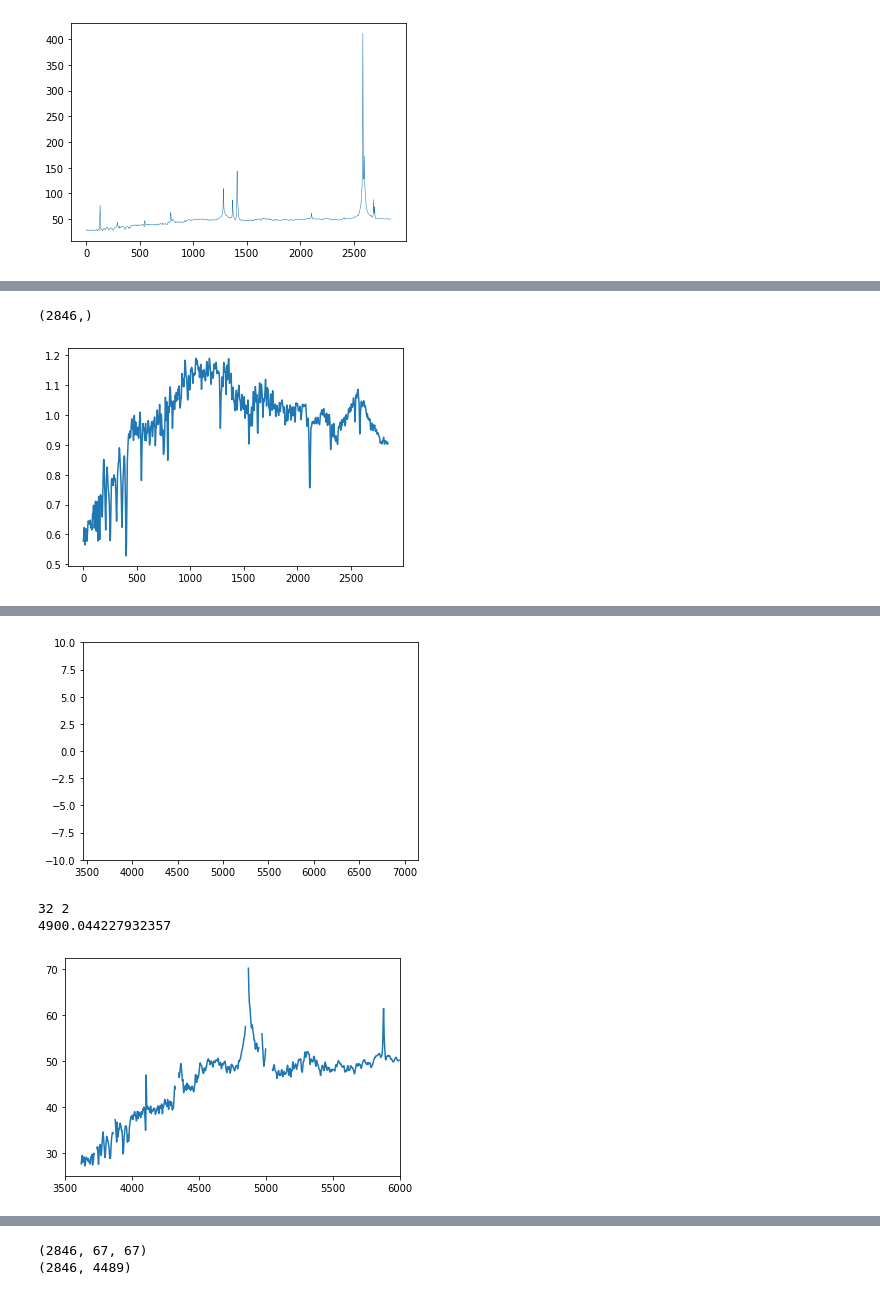
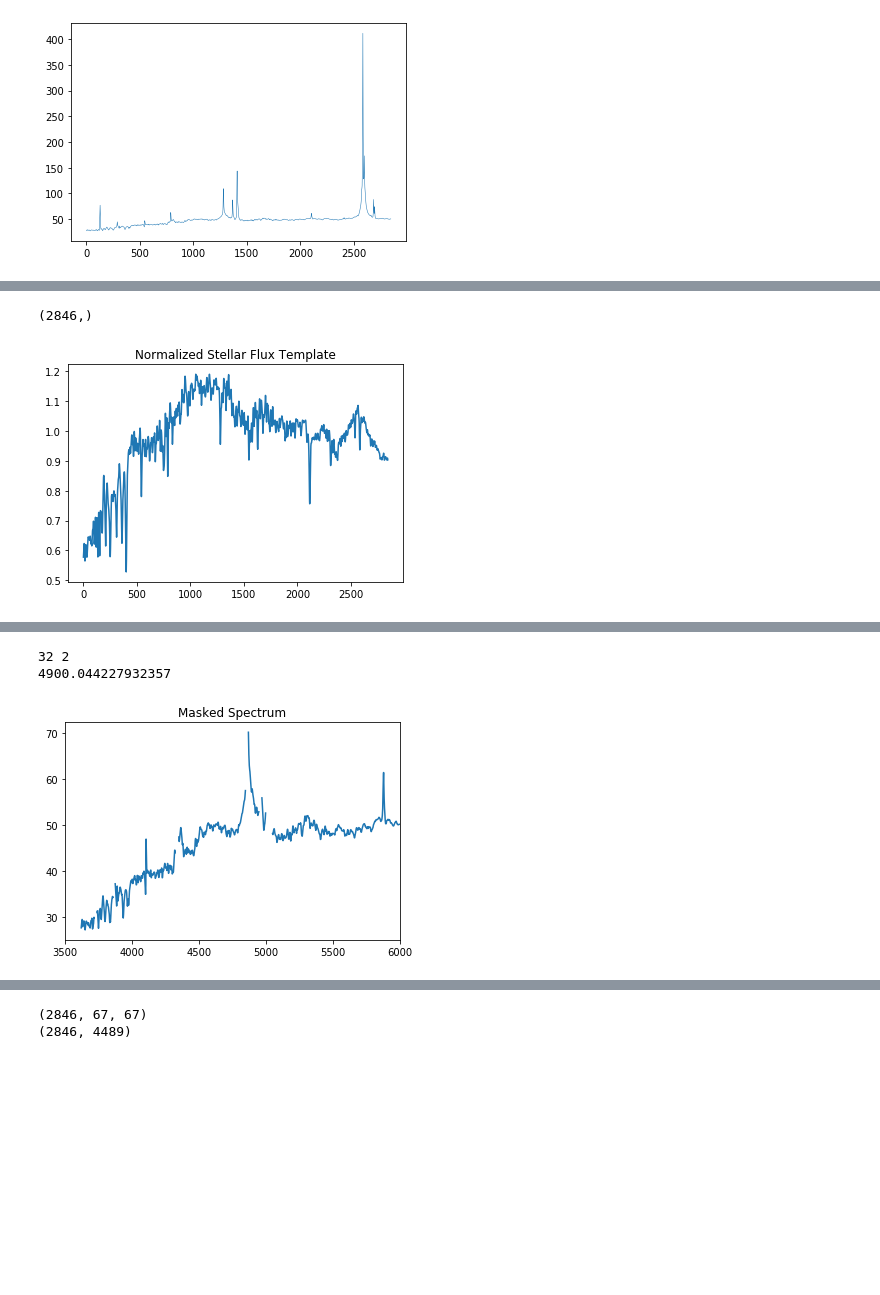
Before and after one commit to beckynevin/AGN_Subtraction, a Jupyter notebook: AGN_Sub.ipynb, the cells around one changed output, grey strips where cells are left out. Drawn from its saved outputs; the diff is of its cells as text; code cells hidden in the pictures; blank space fills up the shorter version.

```diff
--- a/AGN_Sub.ipynb
+++ b/AGN_Sub.ipynb
@@ -3,6 +3,8 @@
 # From a galaxy with a known AGN
 # 205 - 1 is a good example of this
 # I am trying to make a version of it that takes up less space on the SC (fully convolved etc)
+# %%
+view=1
 # %%
 # My new idea is to use one spaxel, an also to use a stellar template if necessary.
 import pyfits
@@ -11,7 +13,7 @@ import matplotlib.pyplot as plt
 import numpy.ma as ma
 # %%
 # The better way to do this is to construct a full 3D cube and work from there
-small = pyfits.open('small_cube_alt_shape_fg3_m12_205_1.fits')
+small = pyfits.open('cubes/small_cube_alt_shape_fg3_m12_205_'+str(view)+'.fits')
 print(np.shape(small[0].data))
 
 summed_specs = np.sum(small[0].data, axis=0)
@@ -90,34 +646,32 @@ plt.show()
 # %%
 # The first step is to subtract off the stellar continuum in order to determine the shape of the
 # contamination from the AGN at the center of the galaxy.
 
 stellar_flux = np.load('model_flux_fg3_m12_205_1.npy', allow_pickle=True)
 print(np.shape(stellar_flux))
 plt.plot(stellar_flux/np.median(stellar_flux))
+plt.title('Normalized Stellar Flux Template')
 plt.show()
 
 m_guess=0.03
 b_guess=40
 fxn = cut_manga_wave*m_guess+b_guess
 
 plt.clf()
 plt.plot(cut_manga_wave, fxn)
+plt.title('Guessing the Multiplicative Function')
 plt.show()
 
 plt.clf()
 plt.plot(cut_manga_wave, small[0].data[:,coords[0][0],coords[0][1]], label='Simulated Spectrum')
-plt.plot(cut_manga_wave, np.sqrt(small[0].data[:,coords[0][0],coords[0][1]]), label='Error')
+plt.plot(cut_manga_wave, np.sqrt(small[0].data[:,coords[0][0],coords[0][1]]), label='Sqrt Error')
 
-plt.plot(cut_manga_wave, stellar_flux*fxn)
-plt.axvline(x=cut_manga_wave[1000])
+plt.plot(cut_manga_wave, stellar_flux*fxn, label='Stellar Component')
+#plt.axvline(x=cut_manga_wave[1000])
+
 plt.legend()
 #plt.ylim([0,50])
 plt.show()
-
-plt.clf()
-plt.plot(cut_manga_wave, small[0].data[:,coords[0][0],coords[0][1]]-stellar_flux*fxn, label='Simulated Spectrum', lw=0.5)
-plt.ylim([-10,10])
-plt.show()
 # %% [output]
 (2846,)
-[figure, old version]
+[figure, new version]
@@ -126,9 +680,13 @@ plt.show()
-[figure, removed]
 # %%
 # Do a quick chi-squared fitting to determine what the multiple is to best fit the continuum
-# Maybe you can do a polynomial fitting?
 
-# So this would be like multiplying the (normalized) continuum function
+# So this would be like multiplying the (normalized) continuum function by a line. m*x + b
+
+# I've also limited this MCMC using the log_prior_neg, which says that subtracting off the
+# model stellar template fit cannot return ANY negative numbers.
+# My motivation is that the model AGN flux cannot be negative after we subtract off the
+# stellar component.
+
 import emcee
 def log_likelihood(theta, x, y, stellar, yerr):
     m, b = theta
@@ -156,21 +714,22 @@ def log_prior_neg(theta, y, stellar):
     return -np.inf
 
 
-m_ml = 0.03
-b_ml = 70
-#m_guess=0.05
-#b_guess=1
+m_ml = 0.035
+b_ml = 89
+
+# Initialize the walkers to a gaussian cloud around the central guess
 pos =  [m_ml, b_ml]+ 1e-2*np.random.randn(32, 2)
+
+
 nwalkers, ndim = pos.shape
 print(nwalkers, ndim)
 
-#nwalkers = 100
-#ndim = 2
+
 x = cut_manga_wave
 y = small[0].data[:,coords[0][0],coords[0][1]]
 yerr = 0.1*small[0].data[:,coords[0][0],coords[0][1]]
 
-# Try masking it to exclude the larger emission lines
+# Try masking it to exclude the larger emission lines (this is optional)
 
 print(find_nearest(x, 4900))
 x_masked = ma.masked_inside(x, find_nearest(x, 5000), find_nearest(x, 5050))
@@ -186,15 +745,16 @@ y_masked = np.ma.masked_where(np.ma.getmask(x_masked), y)
 plt.clf()
 plt.plot(cut_manga_wave, y_masked)
 plt.xlim([3500,6000])
+plt.title('Masked Spectrum')
 plt.show()
 
 
 sampler = emcee.EnsembleSampler(nwalkers, ndim, log_probability, args=(x, y, stellar_flux, yerr))
-sampler.run_mcmc(pos, 5000, progress=True);
+sampler.run_mcmc(pos, 500, progress=True);
 # %% [output]
 32 2
 4900.044227932357
-[figure, old version]
+[figure, new version]
 # %%
 fig, axes = plt.subplots(2, figsize=(10, 7), sharex=True)
 samples = sampler.get_chain()
```
Also changed, not shown: parts of 22 cells of this notebook.
